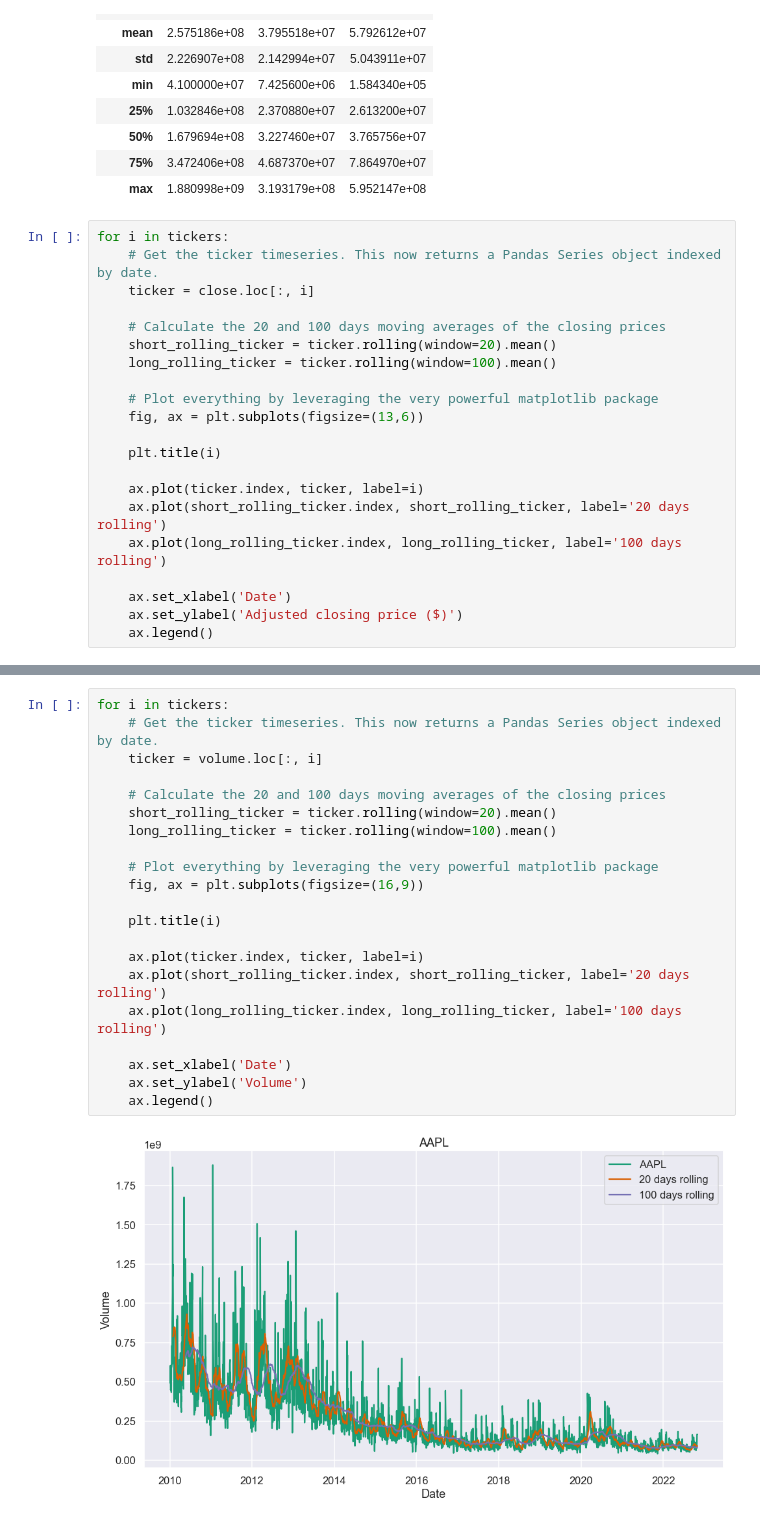
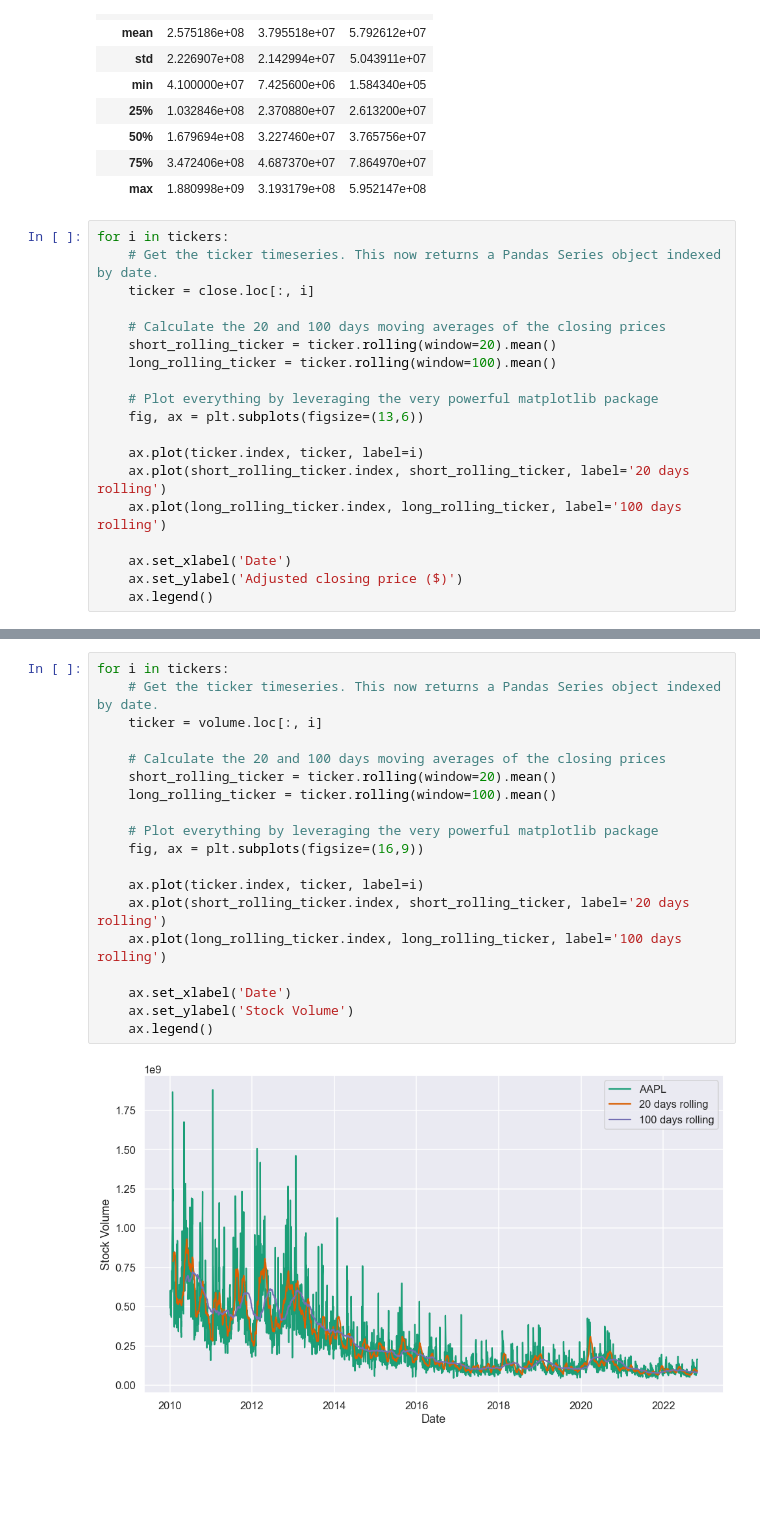
Before and after one commit to Jesus-Almansa/Final_Project_DA, a Jupyter notebook: project.ipynb, the cells around one changed output, grey strips where cells are left out. Saved outputs shown, nothing was run; the diff lists cells and outputs as text; blank space fills up the shorter version.

```diff
--- a/project.ipynb
+++ b/project.ipynb
@@ -130,8 +130,6 @@ for i in tickers:
     # Plot everything by leveraging the very powerful matplotlib package
     fig, ax = plt.subplots(figsize=(13,6))
 
-    plt.title(i)
-
     ax.plot(ticker.index, ticker, label=i)
     ax.plot(short_rolling_ticker.index, short_rolling_ticker, label='20 days rolling')
     ax.plot(long_rolling_ticker.index, long_rolling_ticker, label='100 days rolling')
@@ -146,23 +144,21 @@ for i in tickers:
 # %%
 for i in tickers:
     # Get the ticker timeseries. This now returns a Pandas Series object indexed by date.
     ticker = volume.loc[:, i]
 
     # Calculate the 20 and 100 days moving averages of the closing prices
     short_rolling_ticker = ticker.rolling(window=20).mean()
     long_rolling_ticker = ticker.rolling(window=100).mean()
 
     # Plot everything by leveraging the very powerful matplotlib package
     fig, ax = plt.subplots(figsize=(16,9))
 
-    plt.title(i)
-
     ax.plot(ticker.index, ticker, label=i)
     ax.plot(short_rolling_ticker.index, short_rolling_ticker, label='20 days rolling')
     ax.plot(long_rolling_ticker.index, long_rolling_ticker, label='100 days rolling')
 
     ax.set_xlabel('Date')
-    ax.set_ylabel('Volume')
+    ax.set_ylabel('Stock Volume')
     ax.legend()
 # %% [output]
-[figure, old version]
+[figure, new version]
```
Also changed, not shown: parts of 3 cells of this notebook.
